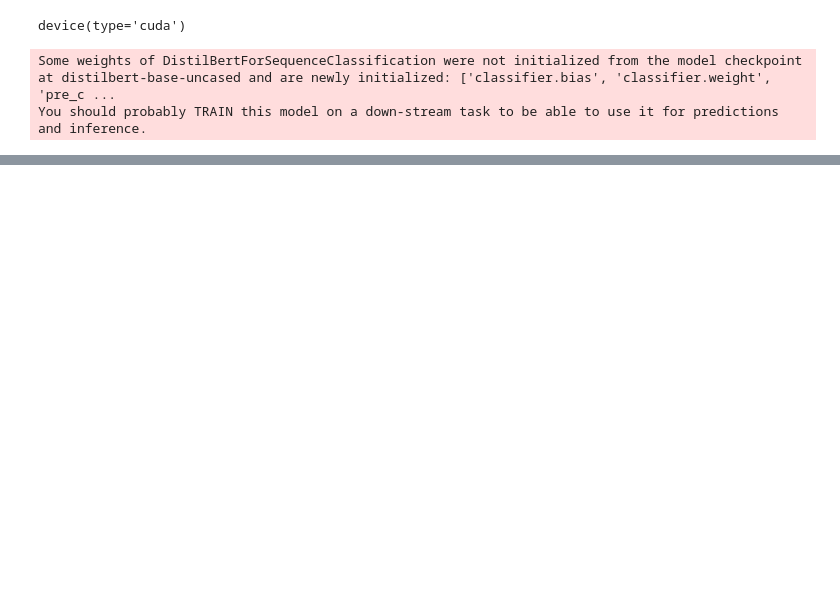
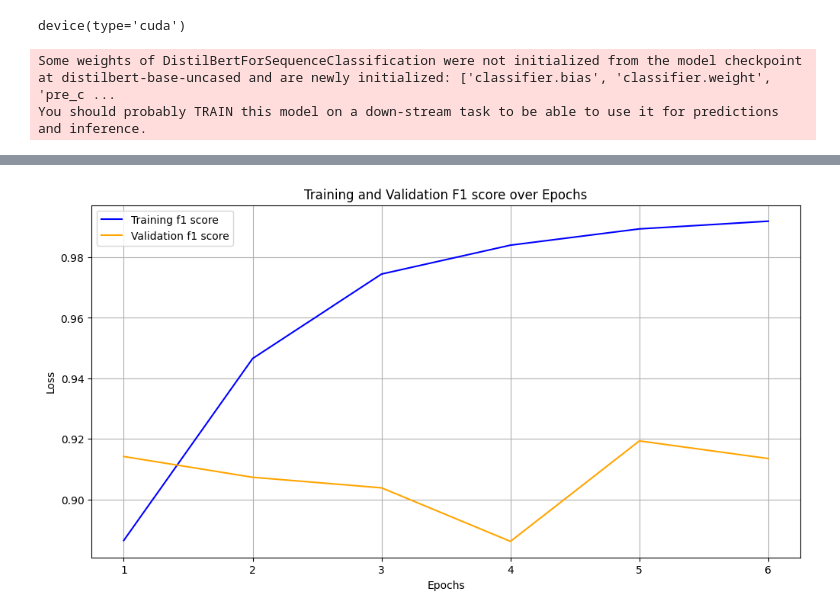
Before and after one commit to IvanKholodilo/StepikEval, a Jupyter notebook: train_models/pn.ipynb, the cells around one changed output, grey strips where cells are left out. Saved outputs shown, nothing was run; the diff lists cells and outputs as text; code cells hidden in the pictures; blank space fills up the shorter version.

```diff
--- a/train_models/pn.ipynb
+++ b/train_models/pn.ipynb
@@ -247,0 +257,12 @@ torch.save(model.state_dict(), PATH)
+# %%
+plt.figure(figsize=(12, 6))
+plt.plot(range(1, len(f1_train_h) + 1), f1_train_h, label='Training f1 score', color='blue')
+plt.plot(range(1, len(f1_train_h) + 1), f1_test_t, label='Validation f1 score', color='orange')
+plt.title('Training and Validation F1 score over Epochs')
+plt.xlabel('Epochs')
+plt.ylabel('Loss')
+plt.legend()
+plt.grid()
+plt.show()
+# %% [output]
+[figure, added]
```
Also changed, not shown: parts of 13 cells of this notebook, 2 other files.
